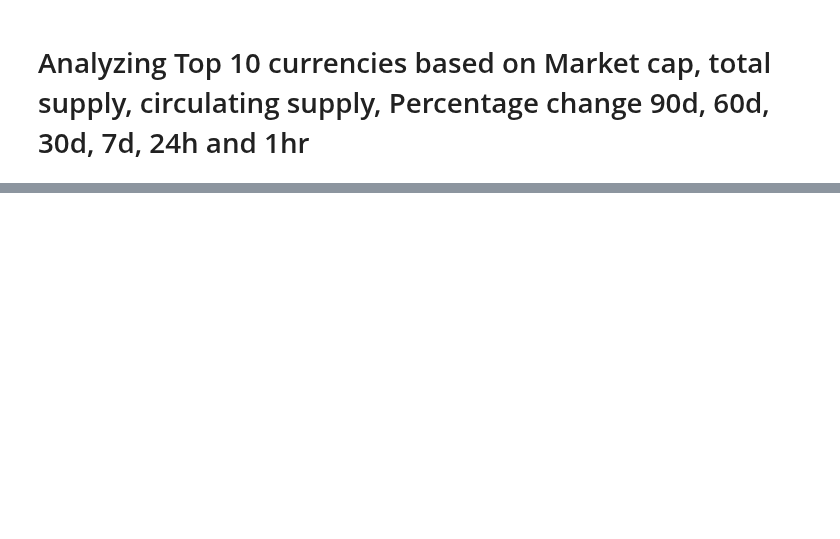
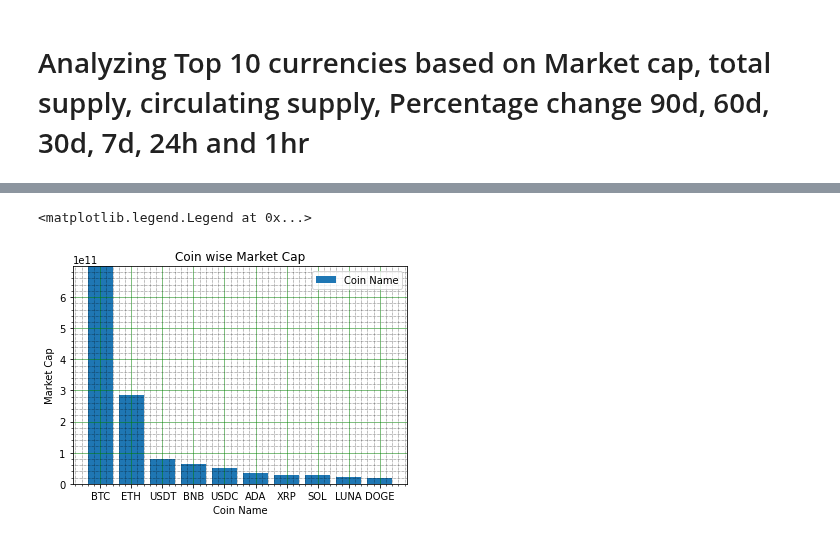
Before and after one commit to LaviJ/Cryptocurrency-Analysis, a Jupyter notebook: Database/Seg2_LJ/Fetch_API_latest_Coinmarket_data.ipynb, the cells around one changed output, grey strips where cells are left out. Cells and saved outputs as stored; diff of their text form; code cells hidden in the pictures; blank space fills up the shorter version.

```diff
--- a/Database/Seg2_LJ/Fetch_API_latest_Coinmarket_data.ipynb
+++ b/Database/Seg2_LJ/Fetch_API_latest_Coinmarket_data.ipynb
@@ -225,0 +341,20 @@ Top_market_cap_currencies_df.head(10)
+# %%
+# Create the plot and add a label for the legend.
+x_axis = Top_market_cap_currencies_df["Symbol"]
+y_axis = Top_market_cap_currencies_df["Market_cap"]
+plt.bar(x_axis, y_axis, label='Coin Name')
+# Create labels for the x and y axes.
+plt.xlabel("Coin Name")
+plt.ylabel("Market Cap")
+# Set the y limit between 0 and 3500.
+plt.ylim(0, (6.987511e+11))
+# Create a title.
+plt.title("Coin wise Market Cap")
+plt.minorticks_on()
+plt.grid(which='major', linestyle='-', linewidth='0.5', color='green')
+plt.grid(which='minor', linestyle=':', linewidth='0.5', color='black')
+# Add the legend.
+plt.legend()
+# %% [output]
+<matplotlib.legend.Legend at 0x...>
+[figure, added]
```
Also changed, not shown: parts of 26 cells of this notebook, 51 other files.
